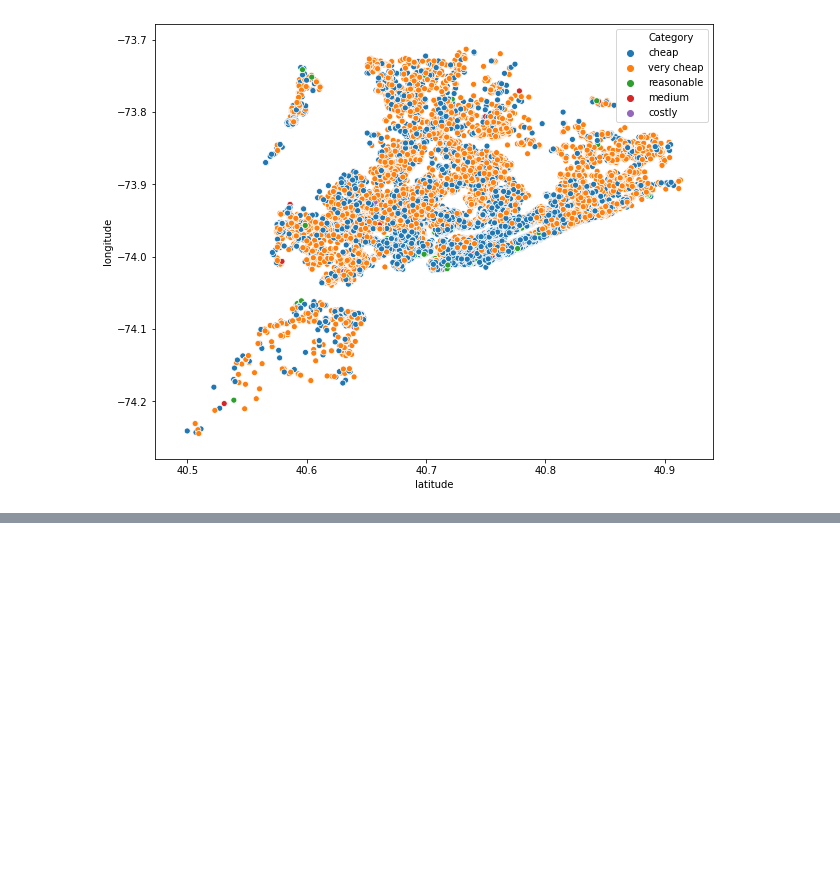
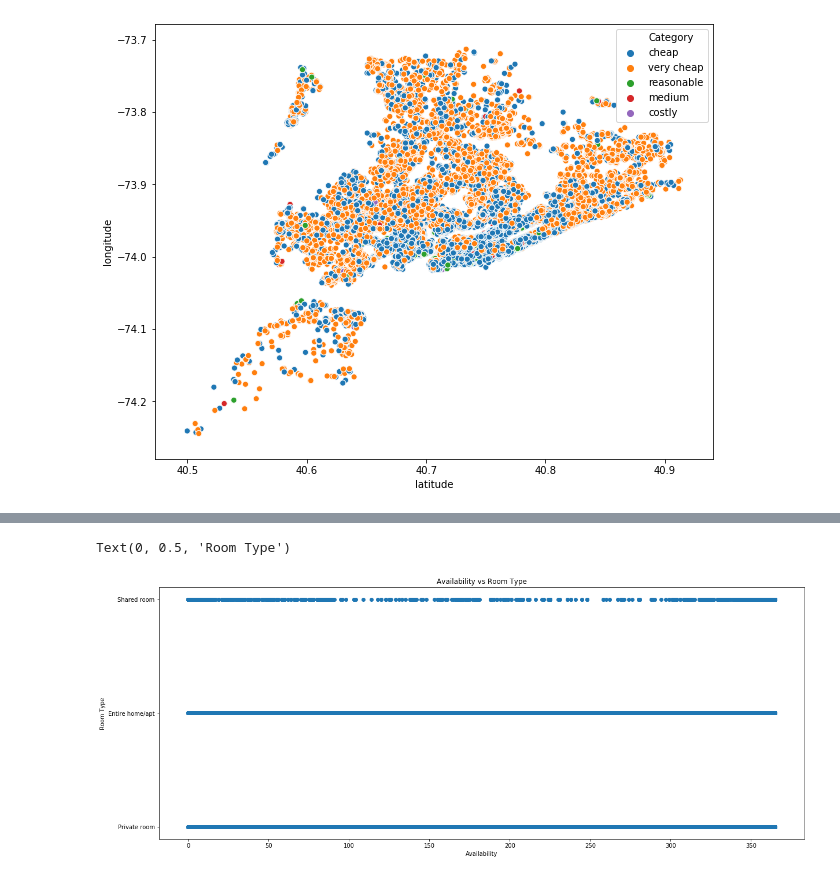
Before and after one commit to kasthurie/AirbnbSoen499, a Jupyter notebook: Linear_Regression.ipynb, the cells around one changed output, grey strips where cells are left out. Saved outputs shown, nothing was run; the diff lists cells and outputs as text; code cells hidden in the pictures; blank space fills up the shorter version.

```diff
--- a/Linear_Regression.ipynb
+++ b/Linear_Regression.ipynb
@@ -160,0 +158,9 @@ Text(0, 0.5, 'Price')
+# %%
+plt.figure(figsize=(20,8))
+plt.scatter(newyork['availability_365'], newyork['room_type'])
+plt.title('Availability vs Room Type');
+plt.xlabel("Availability")
+plt.ylabel("Room Type")
+# %% [output]
+Text(0, 0.5, 'Room Type')
+[figure, added]
```
Also changed, not shown: parts of 8 cells of this notebook.
